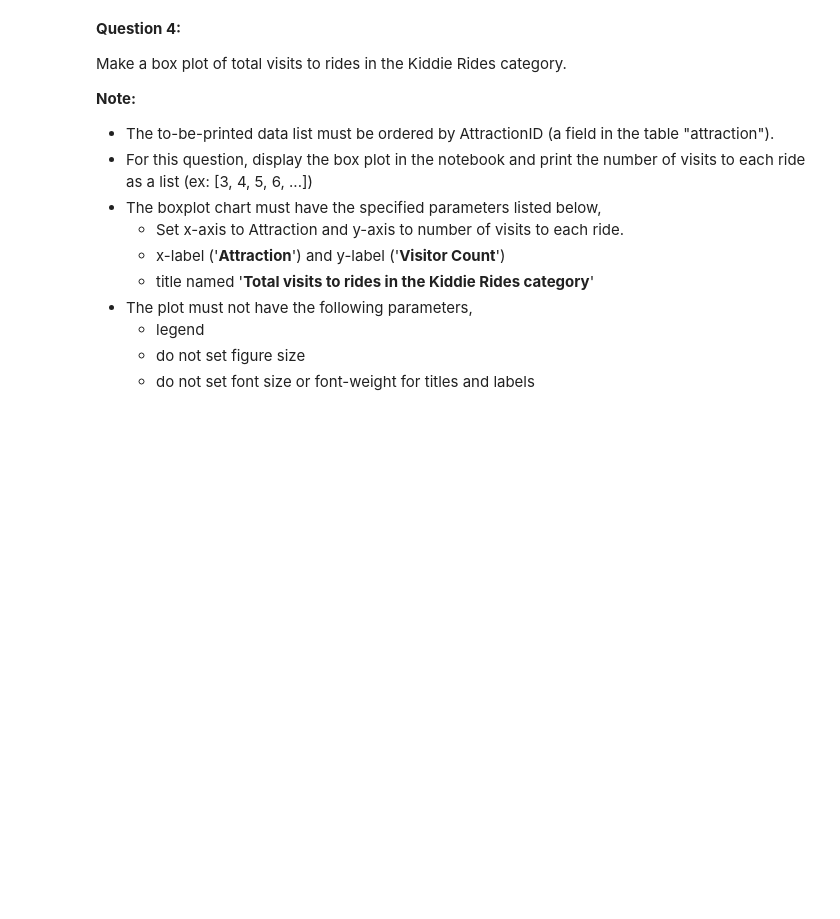
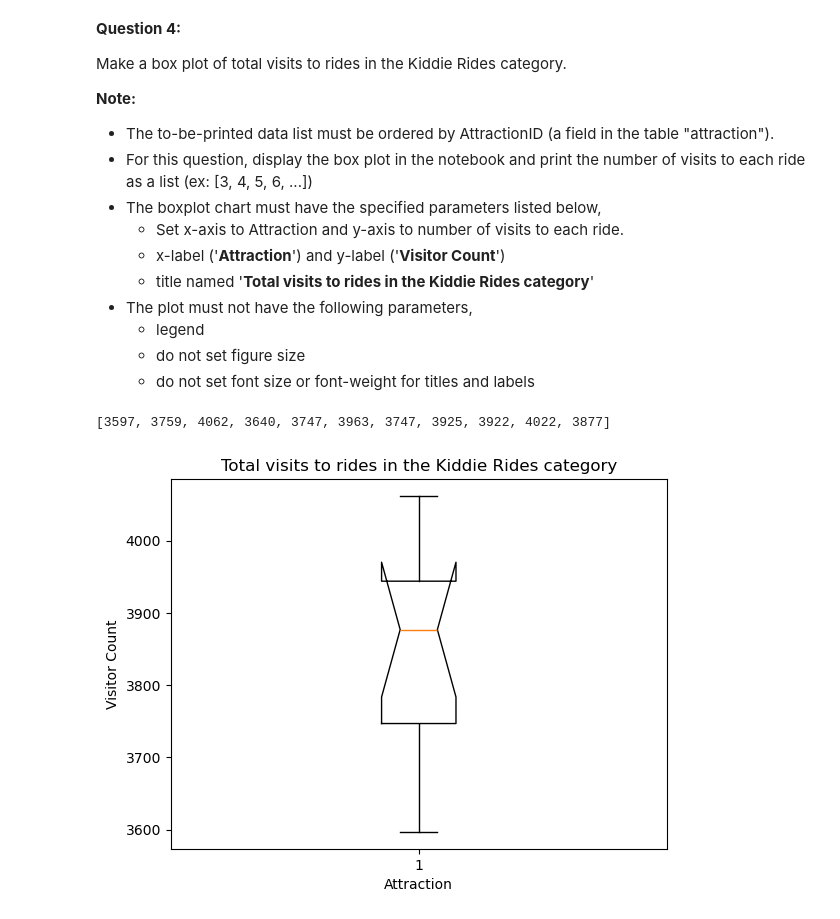
Before and after one commit to MoeAD99/CSE-578-Data-Visualization, a Jupyter notebook: Graphing Dino World/Assignment2.ipynb, the cells around one changed output. Saved outputs shown, nothing was run; the diff lists cells and outputs as text; code cells hidden in the pictures; blank space fills up the shorter version.

```diff
--- a/Graphing Dino World/Assignment2.ipynb
+++ b/Graphing Dino World/Assignment2.ipynb
@@ -176,0 +175,29 @@ Make a box plot of total visits to rides in the Kiddie Rides category.
+# %%
+### TEST FUNCTION: test_question4
+# DO NOT REMOVE OR MODIFY THE ABOVE LINE
+# your code here
+query = """
+SELECT attraction.AttractionID, count(checkin.attraction)
+FROM checkin, attraction
+WHERE attraction.AttractionID = checkin.attraction AND attraction.Category LIKE '%Kiddie Rides%'
+GROUP BY checkin.attraction
+"""
+cursor.execute(query)
+ids_and_visitors = cursor.fetchall()
+# ids = [id[0] for id in ids]
+ids = []
+visitors = []
+
+for (i, v) in ids_and_visitors:
+    ids.append(i)
+    visitors.append(v)
+print(visitors)
+
+plt.boxplot(visitors, ids)
+plt.xlabel("Attraction")
+plt.ylabel("Visitor Count")
+plt.title("Total visits to rides in the Kiddie Rides category")
+plt.show()
+# %% [output]
+[3597, 3759, 4062, 3640, 3747, 3963, 3747, 3925, 3922, 4022, 3877]
+[figure, added]
```
Also changed, not shown: parts of 3 cells of this notebook.
